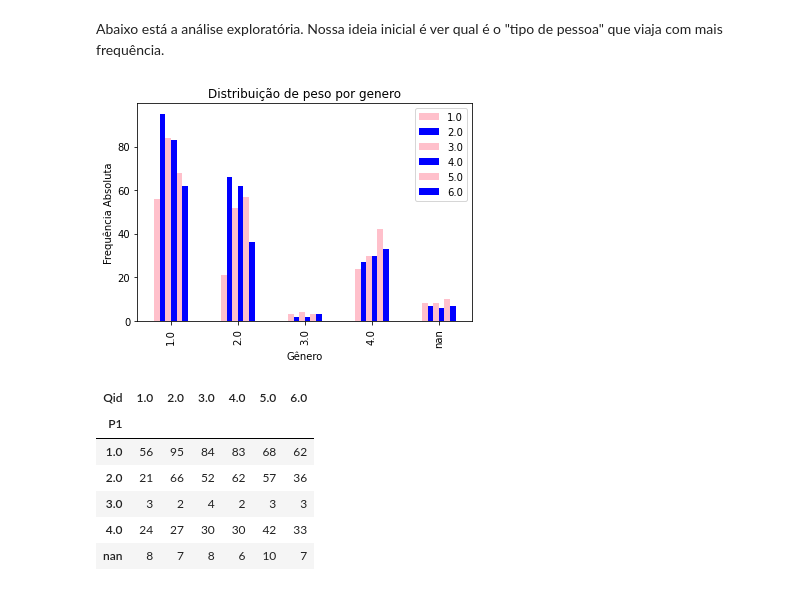
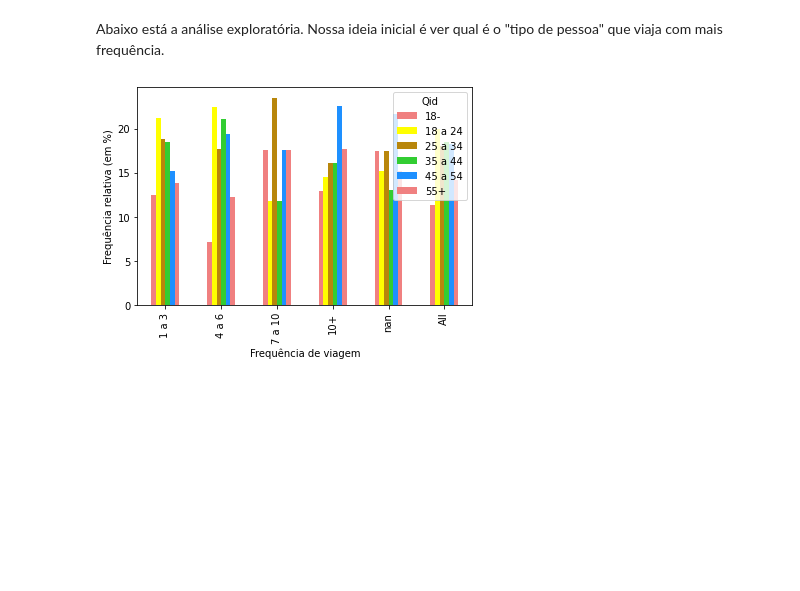
Before and after one commit to pmahfuz/Jr_hotelaria, a Jupyter notebook: Analise_base.ipynb, the cells around one changed output. Cells and saved outputs as stored; diff of their text form; code cells hidden in the pictures; blank space fills up the shorter version.

```diff
--- a/Analise_base.ipynb
+++ b/Analise_base.ipynb
@@ -114,16 +144,16 @@ for col in cols_to_numeric:
 # %% [markdown]
 Primeiramente, separamos as colunas que acreditamos serem as mais importantes para definir o público-alvo
 # %%
-freq_de_viagem = df['P1'] # quantitativa ??
-faixa_etaria = df['Qid'] # quantitativa ??
-nivel_escolaridade = df['Qesc'] # qualitativa
-motivo_viagem = df['P2'] # qualitativa
-ocupacao = df['Qocup'] # qualitativa
-genero = df['Qgen'] # qualitativa
-estado_civil = df['Qciv'] # qualitativa
-filhos = df['Qnat'] # quantitativa
-estadia_media = df['Qest'] # quantitativa
-regiao = df['Qreg'] # qualitativa
+freq_de_viagem = df_ae['P1'] # quantitativa ??
+faixa_etaria = df_ae['Qid'] # qualitativa ??
+nivel_escolaridade = df_ae['Qesc'] # qualitativa
+motivo_viagem = df_ae['P2'] # qualitativa
+ocupacao = df_ae['Qocup'] # qualitativa
+genero = df_ae['Qgen'] # qualitativa
+estado_civil = df_ae['Qciv'] # qualitativa
+filhos = df_ae['Qnat'] # quantitativa
+estadia_media = df_ae['Qest'] # quantitativa
+regiao = df_ae['Qreg'] # qualitativa
 
 #quantitativa e qualitativa --> histograma e boxplot
 #qualitativa e qualitativa --> tabela cruzada e grafico de barra
@@ -158,26 +162,16 @@ df_ae
 Abaixo está a análise exploratória. Nossa ideia inicial é ver qual é o "tipo de pessoa" que viaja com mais frequência.
 # %%
 # Cores
-cores = ['lightcoral', 'yellow', 'darkgoldenrod', 'limegreen', 'dodgerblue', 'magenta', 'red']
+cores = ['lightcoral', 'yellow', 'darkgoldenrod', 'limegreen', 'dodgerblue']
 cores2 = [ 'pink', 'blue']
 cores3 = ['blue', 'red']
 # %%
-# Gráfico de dispersão: frequência de viagem x faixa etária
-crossidade = pd.crosstab(freq_de_viagem, faixa_etaria)
+freq_x_idade = pd.crosstab(freq_de_viagem, faixa_etaria, normalize = 'index', margins = True).round(3)*100
 
-crossidade.plot.bar(color=cores2)
-plt.title('Distribuição de peso por genero')
-plt.xlabel('Gênero')
-plt.ylabel('Frequência Absoluta')
-plt.legend()
+freq_x_idade.plot.bar(color = cores)
+plt.ylabel('Frequência relativa (em %)')
+plt.xlabel('Frequência de viagem')
+#plt.legend(loc='center')
 plt.show()
-crossidade
 # %% [output]
-[figure, old version]
+[figure, new version]
-| Qid | 1.0 | 2.0 | 3.0 | 4.0 | 5.0 | 6.0 |
-| P1 |  |  |  |  |  |  |
-| 1.0 | 56 | 95 | 84 | 83 | 68 | 62 |
-| 2.0 | 21 | 66 | 52 | 62 | 57 | 36 |
-| 3.0 | 3 | 2 | 4 | 2 | 3 | 3 |
-| 4.0 | 24 | 27 | 30 | 30 | 42 | 33 |
-| nan | 8 | 7 | 8 | 6 | 10 | 7 |
```
Also changed, not shown: parts of 6 cells of this notebook.
